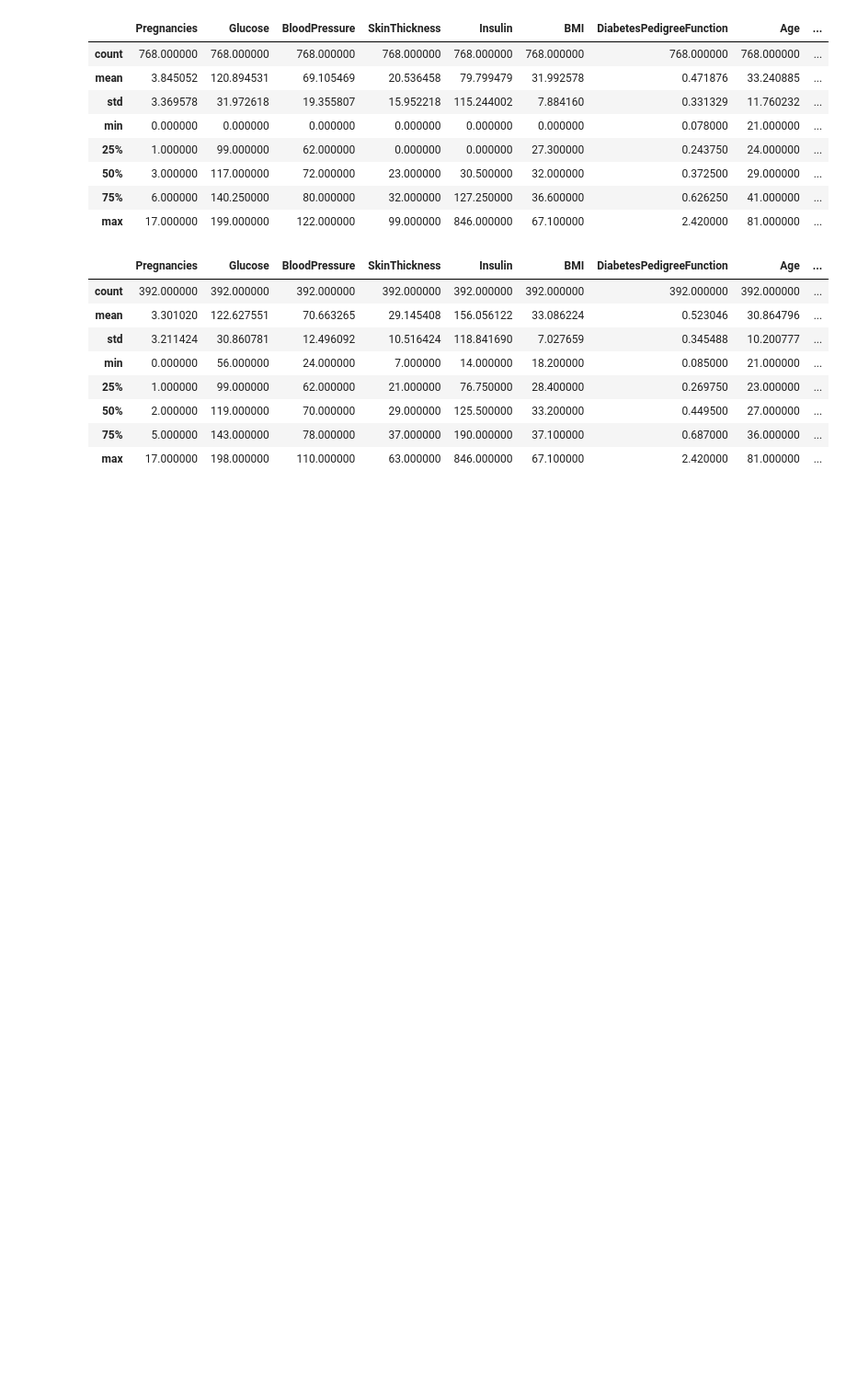
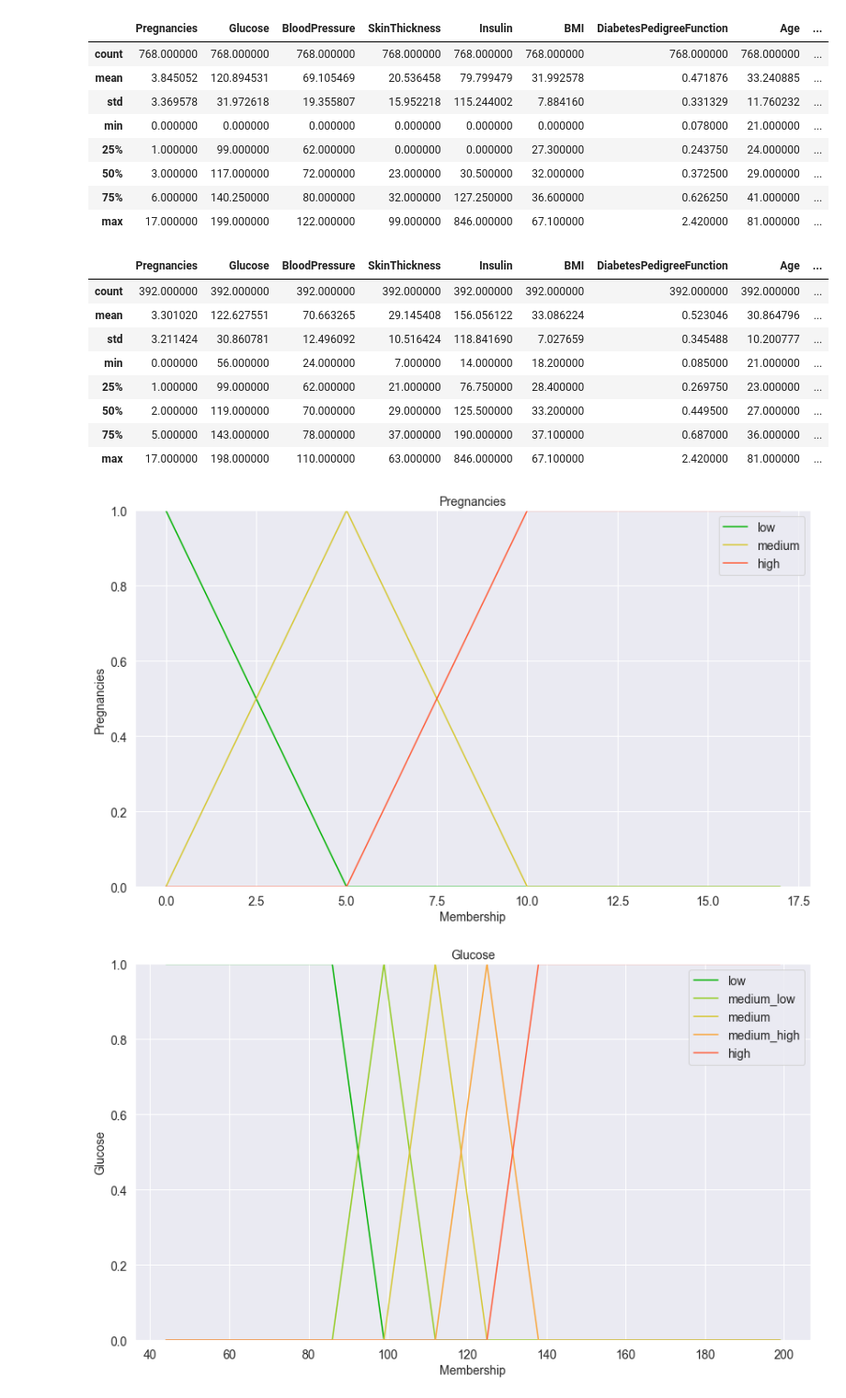
Before and after one commit to Domin8668/Projekt_SSI, a Jupyter notebook: fuzzy_scratch.ipynb, the cells around one changed output. Shown at 92% size. Drawn from its saved outputs; the diff is of its cells as text; code cells hidden in the pictures; blank space fills up the shorter version.

Commit message:
Fixed plots' colors

```diff
--- a/fuzzy_scratch.ipynb
+++ b/fuzzy_scratch.ipynb
@@ -234,10 +234,10 @@ class Fuzzy:
     # metoda pomocnicza wyświetlająca wykres rozmycia cechy
     def view(self, parameter: str) -> None:
         # lista kolorów do wykresów
-        colors: dict[int: tuple] = {2: ('#ff5c38', '#00b100'),
-                                    3: ('#ff5c38', '#d5c731', '#00b100'),
-                                    4: ('#ff5c38', '#f1b438', '#adcd27', '#00b100'),
-                                    5: ('#ff5c38', '#f9a539', '#d5c731', '#93cb20', '#00b100')}
+        colors: dict[int: tuple] = {2: ('#00b100', '#ff5c38'),
+                                    3: ('#00b100', '#d5c731', '#ff5c38'),
+                                    4: ('#00b100', '#adcd27', '#f1b438', '#ff5c38'),
+                                    5: ('#00b100', '#93cb20', '#d5c731', '#f9a539', '#ff5c38')}
         # globalne parametry dla wykresów matplotlib.pyplot
         plt.rcParams["figure.figsize"] = (14, 8)
         if parameter in self.consequent.keys():
@@ -287,33 +287,36 @@ fuzzy.add_antecedent('BloodPressure', 'medium_low', 75, 80, 85)
 fuzzy.add_antecedent('BloodPressure', 'medium', 80, 85, 90)
 fuzzy.add_antecedent('BloodPressure', 'medium_high', 85, 90, 95)
 fuzzy.add_antecedent('BloodPressure', 'high', 90, 95, 122, 122)
 
 fuzzy.add_antecedent('SkinThickness', 'low', 7, 7, 15, 22)
 fuzzy.add_antecedent('SkinThickness', 'medium_low', 15, 22, 29)
 fuzzy.add_antecedent('SkinThickness', 'medium', 22, 29, 36)
 fuzzy.add_antecedent('SkinThickness', 'medium_high', 29, 36, 43)
 fuzzy.add_antecedent('SkinThickness', 'high', 36, 43, 99, 99)
 
 fuzzy.add_antecedent('Insulin', 'low', 14, 14, 76, 125)
 fuzzy.add_antecedent('Insulin', 'medium', 76, 125, 190)
 fuzzy.add_antecedent('Insulin', 'high', 125, 190, 846, 846)
 
 fuzzy.add_antecedent('BMI', 'underweight', 0, 0, 16, 22)
 fuzzy.add_antecedent('BMI', 'healthy_weight', 16, 22, 28)
 fuzzy.add_antecedent('BMI', 'overweight', 22, 28, 34)
 fuzzy.add_antecedent('BMI', 'obese', 28, 34, 67.1, 67.1)
 
 fuzzy.add_antecedent('DiabetesPedigreeFunction', 'low', 0, 0, 0.25, 0.5)
 fuzzy.add_antecedent('DiabetesPedigreeFunction', 'medium', 0.25, 0.5, 0.75)
 fuzzy.add_antecedent('DiabetesPedigreeFunction', 'high', 0.5, 0.75, 2.42, 2.42)
 
 fuzzy.add_antecedent('Age', 'low', 21, 21, 34, 45)
 fuzzy.add_antecedent('Age', 'medium', 34, 45, 56)
 fuzzy.add_antecedent('Age', 'high', 45, 56, 81, 81)
 
-# for elem in fuzzy.antecedents:
-#     fuzzy.view(elem)
+for elem in fuzzy.antecedents:
+    fuzzy.view(elem)
 
 fuzzy.add_consequent('Outcome', 'low', 0, 0, 1)
 fuzzy.add_consequent('Outcome', 'high', 0, 1, 1)
-# fuzzy.view('Outcome')
+fuzzy.view('Outcome')
+# %% [output]
+[figure, added]
+[figure, added]
```
Also changed, not shown: parts of 2 cells of this notebook.
